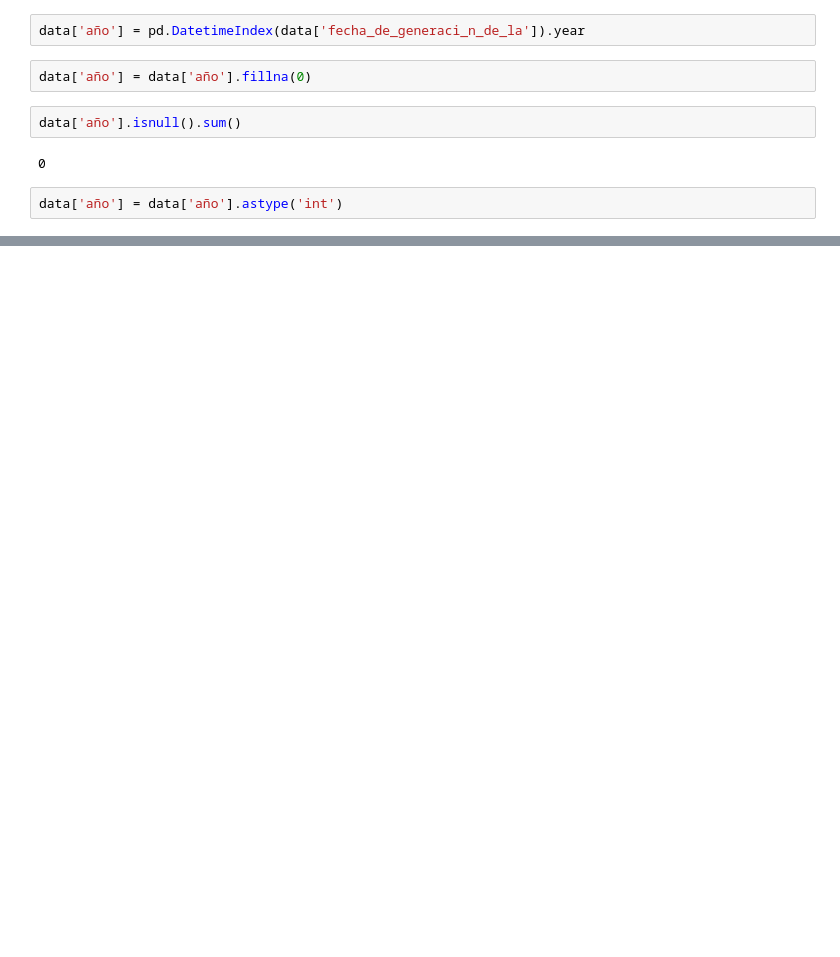
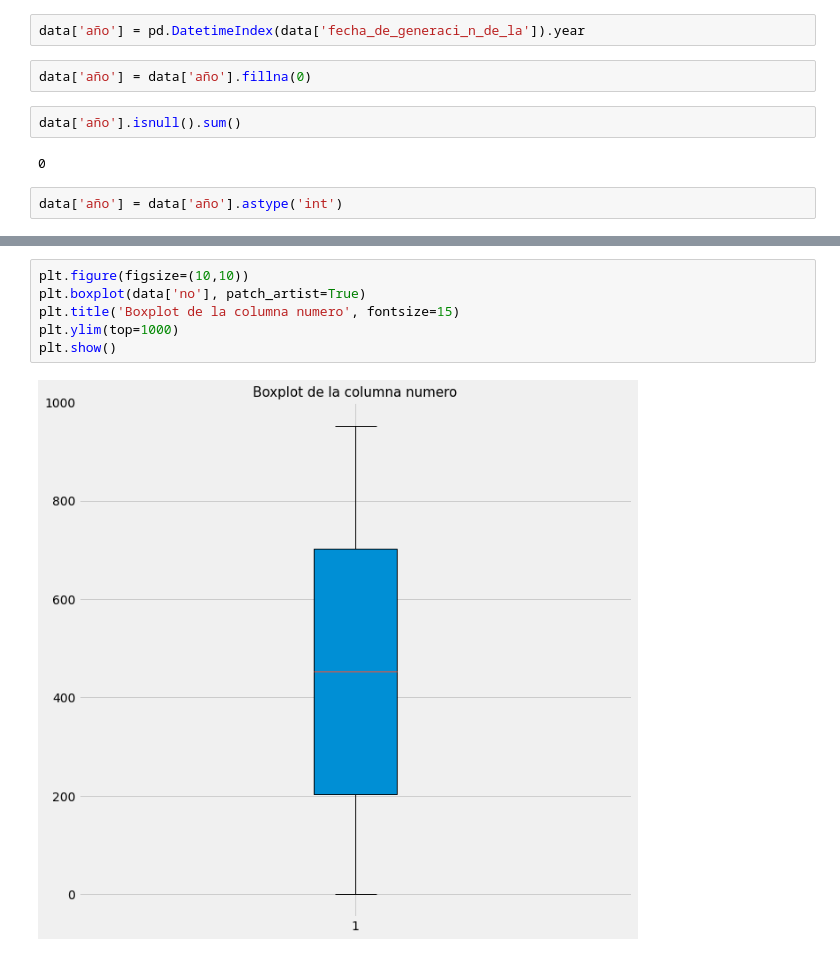
Before and after one commit to danielrodriguez007/Data_Analysis, a Jupyter notebook: UARIV.ipynb, the cells around one changed output, grey strips where cells are left out. Drawn from its saved outputs; the diff is of its cells as text; blank space fills up the shorter version.

```diff
--- a/UARIV.ipynb
+++ b/UARIV.ipynb
@@ -111,0 +184,8 @@ data['año'] = data['año'].astype('int')
+# %%
+plt.figure(figsize=(10,10))
+plt.boxplot(data['no'], patch_artist=True)
+plt.title('Boxplot de la columna numero', fontsize=15)
+plt.ylim(top=1000)
+plt.show()
+# %% [output]
+[figure, added]
```
Also changed, not shown: parts of 12 cells of this notebook.
